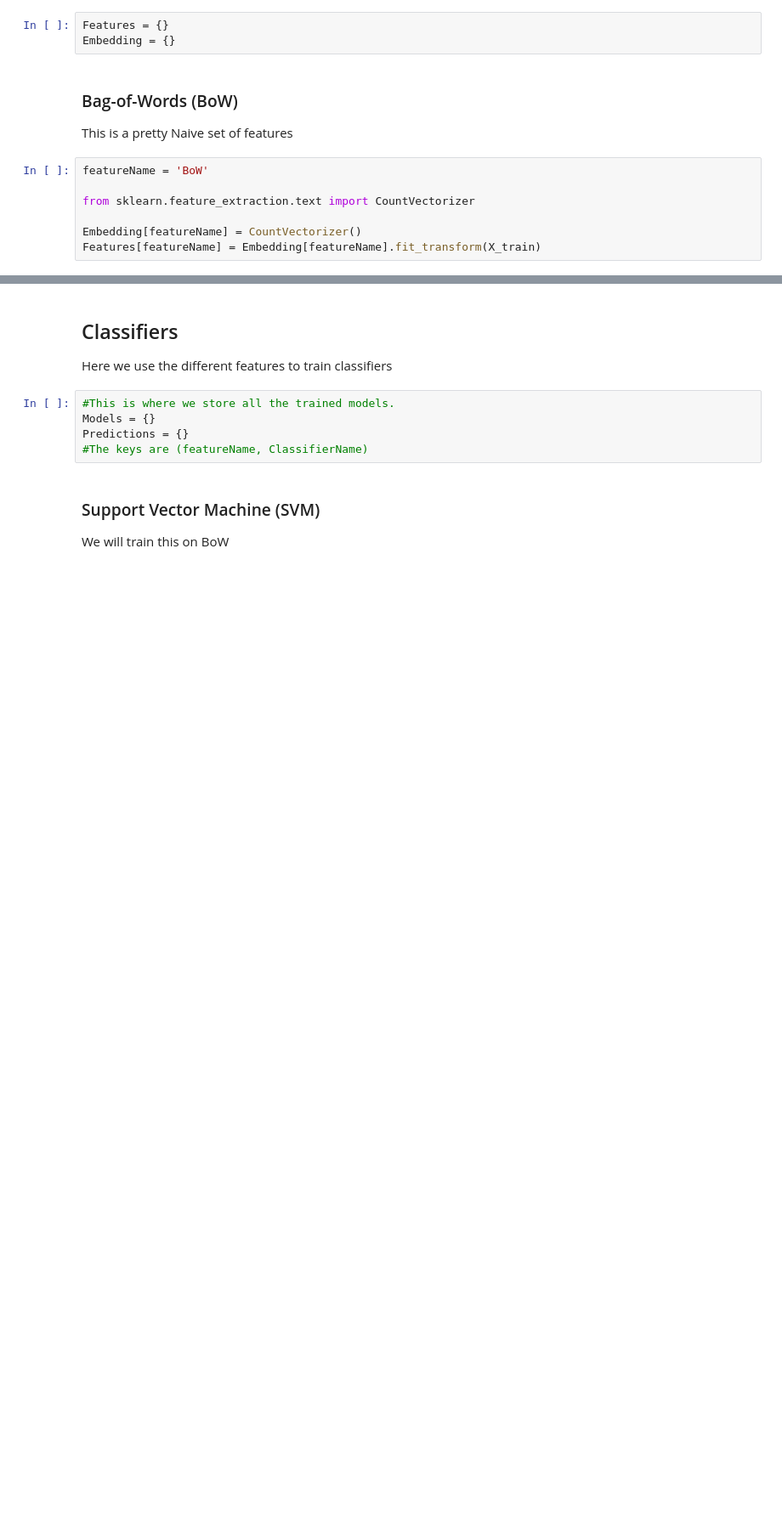
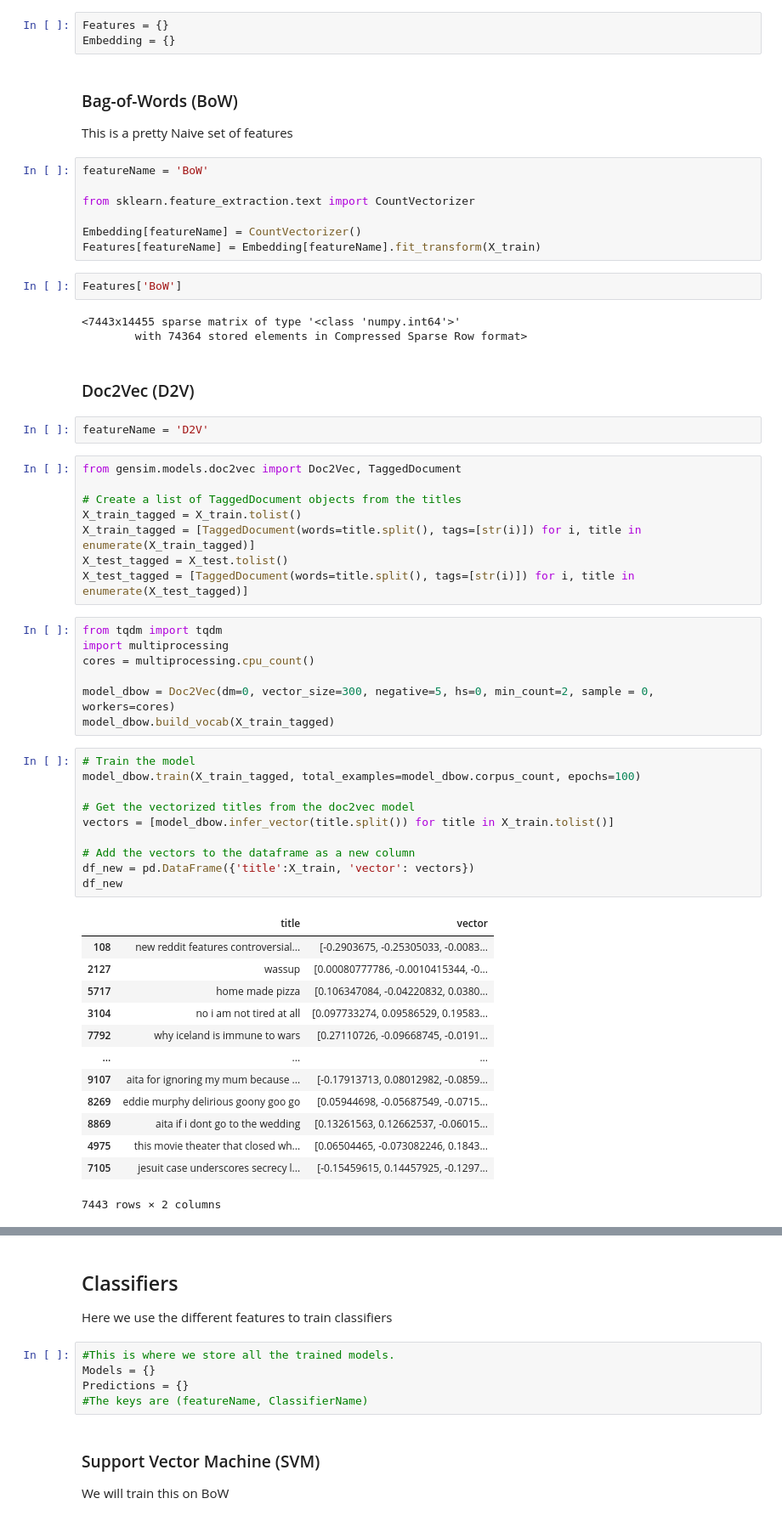
Before and after one commit to rainonej/Reddit-Projects, a Jupyter notebook: Subreddit Prediction.ipynb, the cells around one changed output, grey strips where cells are left out. Shown at 85% size. Cells and saved outputs as stored; diff of their text form; blank space fills up the shorter version.

```diff
--- a/Subreddit Prediction.ipynb
+++ b/Subreddit Prediction.ipynb
@@ -153,3 +153,51 @@ from sklearn.feature_extraction.text import CountVectorizer
 
 Embedding[featureName] = CountVectorizer()
 Features[featureName] = Embedding[featureName].fit_transform(X_train)
+# %%
+Features['BoW']
+# %% [output]
+<7443x14455 sparse matrix of type '<class 'numpy.int64'>'
+        with 74364 stored elements in Compressed Sparse Row format>
+# %% [markdown]
+### Doc2Vec (D2V)
+# %%
+featureName = 'D2V'
+# %%
+from gensim.models.doc2vec import Doc2Vec, TaggedDocument
+
+# Create a list of TaggedDocument objects from the titles
+X_train_tagged = X_train.tolist()
+X_train_tagged = [TaggedDocument(words=title.split(), tags=[str(i)]) for i, title in enumerate(X_train_tagged)]
+X_test_tagged = X_test.tolist()
+X_test_tagged = [TaggedDocument(words=title.split(), tags=[str(i)]) for i, title in enumerate(X_test_tagged)]
+# %%
+from tqdm import tqdm
+import multiprocessing
+cores = multiprocessing.cpu_count()
+
+model_dbow = Doc2Vec(dm=0, vector_size=300, negative=5, hs=0, min_count=2, sample = 0, workers=cores)
+model_dbow.build_vocab(X_train_tagged)
+# %%
+# Train the model
+model_dbow.train(X_train_tagged, total_examples=model_dbow.corpus_count, epochs=100)
+
+# Get the vectorized titles from the doc2vec model
+vectors = [model_dbow.infer_vector(title.split()) for title in X_train.tolist()]
+
+# Add the vectors to the dataframe as a new column
+df_new = pd.DataFrame({'title':X_train, 'vector': vectors})
+df_new
+# %% [output]
+|  | title | vector |
+| 108 | new reddit features controversial... | [-0.2903675, -0.25305033, -0.0083... |
+| 2127 | wassup | [0.00080777786, -0.0010415344, -0... |
+| 5717 | home made pizza | [0.106347084, -0.04220832, 0.0380... |
+| 3104 | no i am not tired at all | [0.097733274, 0.09586529, 0.19583... |
+| 7792 | why iceland is immune to wars | [0.27110726, -0.09668745, -0.0191... |
+| ... | ... | ... |
+| 9107 | aita for ignoring my mum because ... | [-0.17913713, 0.08012982, -0.0859... |
+| 8269 | eddie murphy delirious goony goo go | [0.05944698, -0.05687549, -0.0715... |
+| 8869 | aita if i dont go to the wedding | [0.13261563, 0.12662537, -0.06015... |
+| 4975 | this movie theater that closed wh... | [0.06504465, -0.073082246, 0.1843... |
+| 7105 | jesuit case underscores secrecy l... | [-0.15459615, 0.14457925, -0.1297... |
+7443 rows × 2 columns
```
Also changed, not shown: parts of 15 cells of this notebook.
